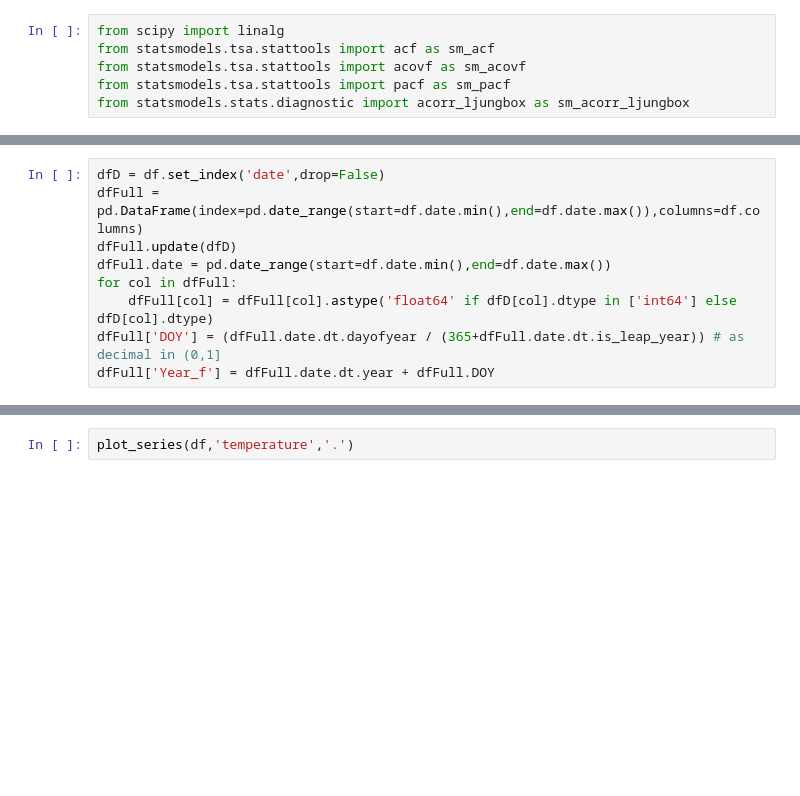
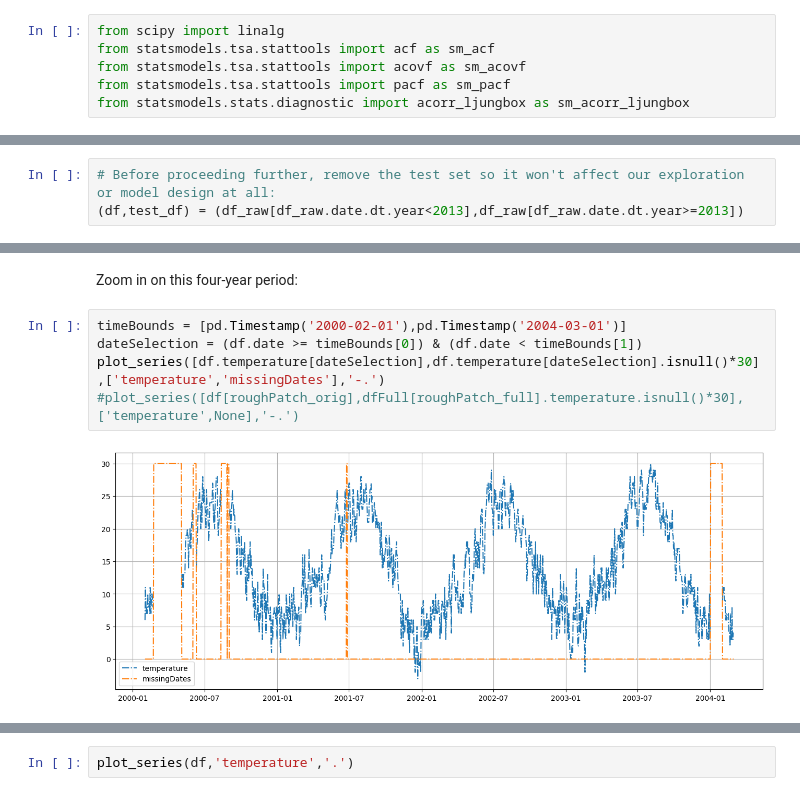
Before and after one commit to rkraig/DLA, a Jupyter notebook: 202008_codingChallenges/20200904_madrid/madridWeather.ipynb, the cells around one changed output, grey strips where cells are left out. Drawn from its saved outputs; the diff is of its cells as text; blank space fills up the shorter version.

```diff
--- a/202008_codingChallenges/20200904_madrid/madridWeather.ipynb
+++ b/202008_codingChallenges/20200904_madrid/madridWeather.ipynb
@@ -74 +211,4 @@ len(df)
+# %%
+# Before proceeding further, remove the test set so it won't affect our exploration or model design at all:
+(df,test_df) = (df_raw[df_raw.date.dt.year<2013],df_raw[df_raw.date.dt.year>=2013])
 # %%
@@ -78,9 +217,0 @@ print(len(df),len(test_df))
-# %%
-dfD = df.set_index('date',drop=False)
-dfFull = pd.DataFrame(index=pd.date_range(start=df.date.min(),end=df.date.max()),columns=df.columns)
-dfFull.update(dfD)
-dfFull.date = pd.date_range(start=df.date.min(),end=df.date.max())
-for col in dfFull:
-    dfFull[col] = dfFull[col].astype('float64' if dfD[col].dtype in ['int64'] else dfD[col].dtype)
-dfFull['DOY'] = (dfFull.date.dt.dayofyear / (365+dfFull.date.dt.is_leap_year)) # as decimal in (0,1]
-dfFull['Year_f'] = dfFull.date.dt.year + dfFull.DOY
@@ -186,0 +281,9 @@ def plot_series(dfs, cols, *args, **kwargs):
+# %% [markdown]
+Zoom in on this four-year period:
+# %%
+timeBounds = [pd.Timestamp('2000-02-01'),pd.Timestamp('2004-03-01')]
+dateSelection = (df.date >= timeBounds[0]) & (df.date < timeBounds[1])
+plot_series([df.temperature[dateSelection],df.temperature[dateSelection].isnull()*30],['temperature','missingDates'],'-.')
+#plot_series([df[roughPatch_orig],dfFull[roughPatch_full].temperature.isnull()*30],['temperature',None],'-.')
+# %% [output]
+[figure, added]
```
Also changed, not shown: parts of 177 cells of this notebook.
